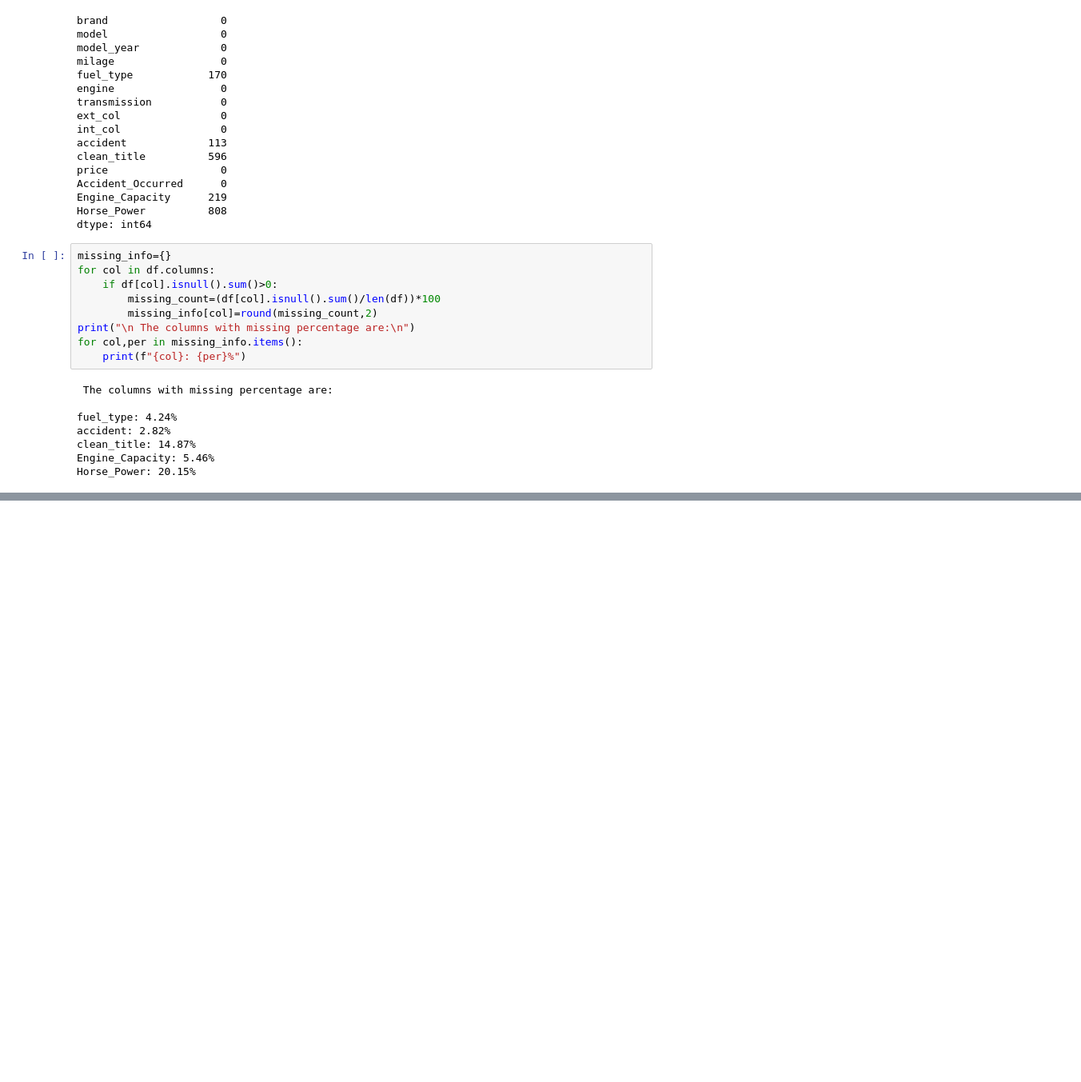
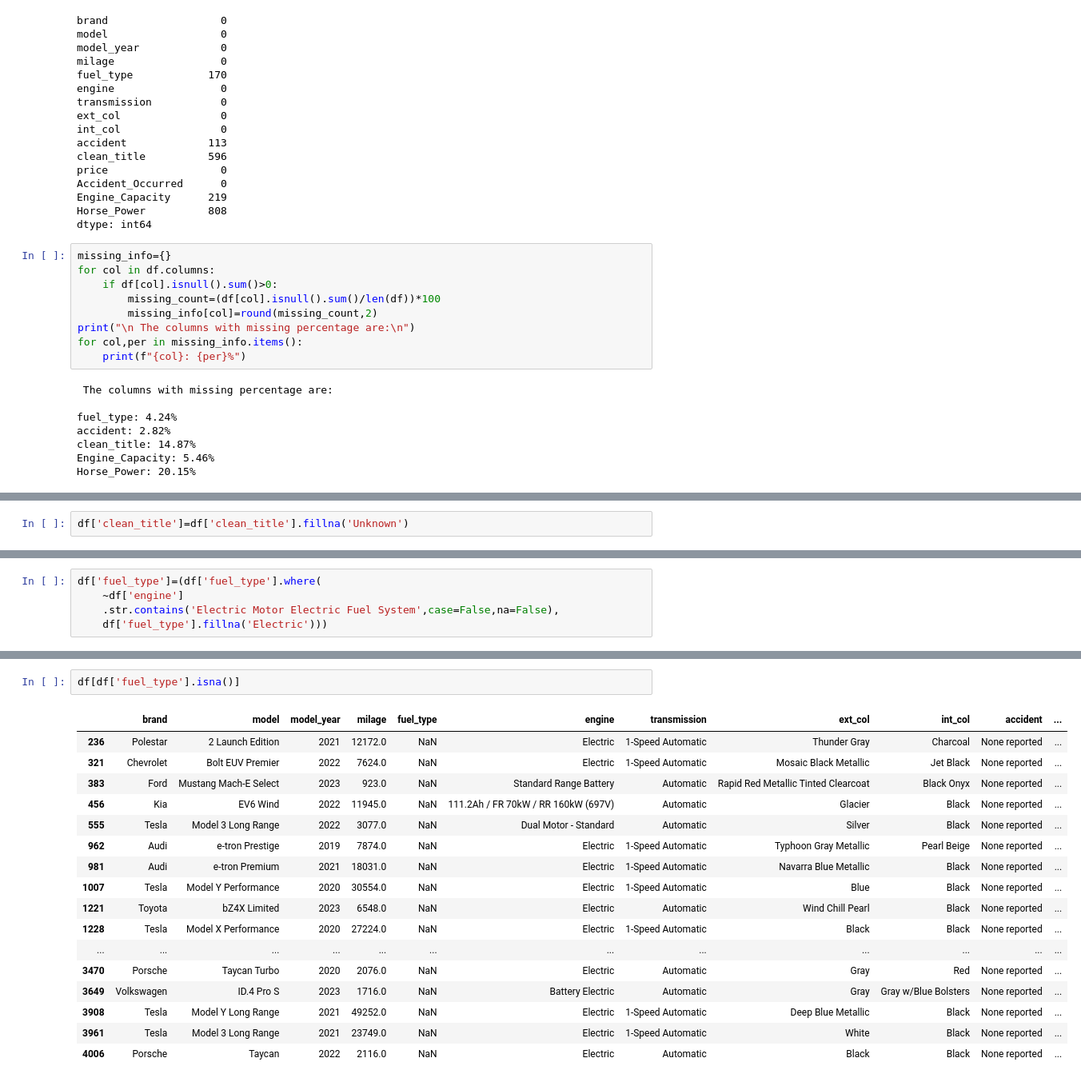
Before and after one commit to RakeshThapa332/learning-machine-learning, a Jupyter notebook: Machine Learning/Used_Cars_Price_Estimation/NoteBooks/Used_Cars_Analsyis.ipynb, the cells around one changed output, grey strips where cells are left out. Shown at 80% size. Saved outputs shown, nothing was run; the diff lists cells and outputs as text; blank space fills up the shorter version.

```diff
--- a/Machine Learning/Used_Cars_Price_Estimation/NoteBooks/Used_Cars_Analsyis.ipynb
+++ b/Machine Learning/Used_Cars_Price_Estimation/NoteBooks/Used_Cars_Analsyis.ipynb
@@ -444,0 +508,2 @@ Horse_Power: 20.15%
+# %%
+df['clean_title']=df['clean_title'].fillna('Unknown')
@@ -444,0 +577,5 @@ Horse_Power: 20.15%
+# %%
+df['fuel_type']=(df['fuel_type'].where(
+    ~df['engine']
+    .str.contains('Electric Motor Electric Fuel System',case=False,na=False),
+    df['fuel_type'].fillna('Electric')))
@@ -444,0 +620,20 @@ Horse_Power: 20.15%
+# %%
+df[df['fuel_type'].isna()]
+# %% [output]
+|  | brand | model | model_year | milage | fuel_type | engine | transmission | ext_col | int_col | accident | ... |
+| 236 | Polestar | 2 Launch Edition | 2021 | 12172.0 | NaN | Electric | 1-Speed Automatic | Thunder Gray | Charcoal | None reported | ... |
+| 321 | Chevrolet | Bolt EUV Premier | 2022 | 7624.0 | NaN | Electric | 1-Speed Automatic | Mosaic Black Metallic | Jet Black | None reported | ... |
+| 383 | Ford | Mustang Mach-E Select | 2023 | 923.0 | NaN | Standard Range Battery | Automatic | Rapid Red Metallic Tinted Clearcoat | Black Onyx | None reported | ... |
+| 456 | Kia | EV6 Wind | 2022 | 11945.0 | NaN | 111.2Ah / FR 70kW / RR 160kW (697V) | Automatic | Glacier | Black | None reported | ... |
+| 555 | Tesla | Model 3 Long Range | 2022 | 3077.0 | NaN | Dual Motor - Standard | Automatic | Silver | Black | None reported | ... |
+| 962 | Audi | e-tron Prestige | 2019 | 7874.0 | NaN | Electric | 1-Speed Automatic | Typhoon Gray Metallic | Pearl Beige | None reported | ... |
+| 981 | Audi | e-tron Premium | 2021 | 18031.0 | NaN | Electric | 1-Speed Automatic | Navarra Blue Metallic | Black | None reported | ... |
+| 1007 | Tesla | Model Y Performance | 2020 | 30554.0 | NaN | Electric | 1-Speed Automatic | Blue | Black | None reported | ... |
+| 1221 | Toyota | bZ4X Limited | 2023 | 6548.0 | NaN | Electric | Automatic | Wind Chill Pearl | Black | None reported | ... |
+| 1228 | Tesla | Model X Performance | 2020 | 27224.0 | NaN | Electric | 1-Speed Automatic | Black | Black | None reported | ... |
+| ... | ... | ... | ... | ... | ... | ... | ... | ... | ... | ... | ... |
+| 3470 | Porsche | Taycan Turbo | 2020 | 2076.0 | NaN | Electric | Automatic | Gray | Red | None reported | ... |
+| 3649 | Volkswagen | ID.4 Pro S | 2023 | 1716.0 | NaN | Battery Electric | Automatic | Gray | Gray w/Blue Bolsters | None reported | ... |
+| 3908 | Tesla | Model Y Long Range | 2021 | 49252.0 | NaN | Electric | 1-Speed Automatic | Deep Blue Metallic | Black | None reported | ... |
+| 3961 | Tesla | Model 3 Long Range | 2021 | 23749.0 | NaN | Electric | 1-Speed Automatic | White | Black | None reported | ... |
+| 4006 | Porsche | Taycan | 2022 | 2116.0 | NaN | Electric | Automatic | Black | Black | None reported | ... |
```
Also changed, not shown: parts of 36 cells of this notebook, 5 other files.
